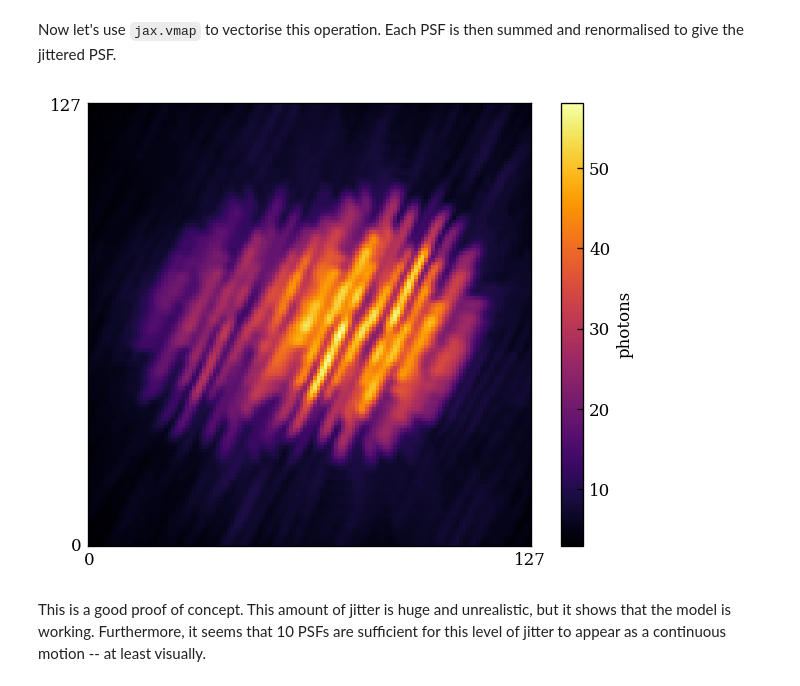
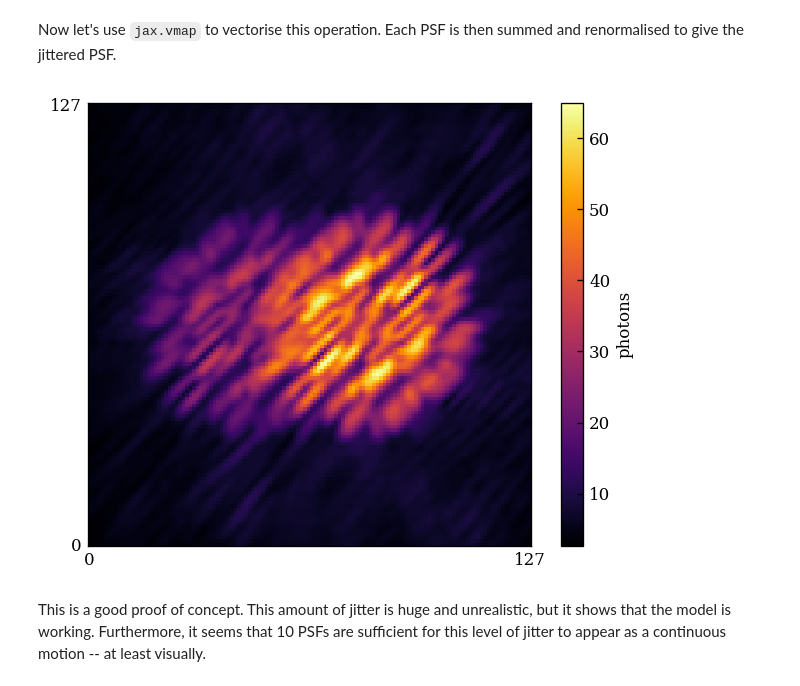
Before and after one commit to maxecharles/toliman-phd, a Jupyter notebook: notebooks/jitter.ipynb, the cells around one changed output. Drawn from its saved outputs; the diff is of its cells as text; code cells hidden in the pictures.

Commit message:
rewrote jitter model in a function with rad and angle as parameters

```diff
--- a/notebooks/jitter.ipynb
+++ b/notebooks/jitter.ipynb
@@ -100,12 +102,3 @@ ____
 We are going to the model the jitter as the normalised sum of several identical shifted PSFs. The challenge is to identify a number of PSFs (`npsf`) that is sufficient to represent a continuous motion, but not so many that the computation time becomes prohibitive. For now, let's set it at 10.
 
 We will also need to define the positions of the PSFs. I will just choose these randomly for now, and later we will build a function that takes a radial vector as an input.
-# %%
-npsf = 10  # number of PSFs
-
-# defining positions
-centre = np.array([0, 0])  # pixels
-xs = np.linspace(-5, 5, npsf)  # pixels
-ys = np.linspace( -10, 10, npsf)  # pixels
-pscale = optics.AngularMFT.pixel_scale_out  # arcseconds per pixel
-positions = pscale * (np.stack([xs, ys], axis=1) + centre)  # arcseconds
@@ -112,17 +148,9 @@ positions = pscale * (np.stack([xs, ys], axis=1) + centre)  # arcseconds
 # %% [markdown]
 Now let's use `jax.vmap` to vectorise this operation. Each PSF is then summed and renormalised to give the jittered PSF.
-# %%
-# Defining a function to set the source position and propagate through the optics
-def set_and_model(optics, source, pos):
-    src = source.set(['position'], [pos])
-    return optics.model(src)
-
-vmap_prop = vmap(set_and_model, in_axes=(None, None, 0))
-psfs = vmap_prop(optics, source, positions)
-jit_psf = psfs.sum(0) / npsf  # adding and renormalising
-
-plot_psf(jit_psf)
-# %% [output]
-[figure, removed]
+# %%
+jit_psf = jitter_psf(rad=10, angle=45, centre=(0,0), npsf=10)
+plot_psf(jit_psf)
+# %% [output]
+[figure, added]
 # %% [markdown]
 This is a good proof of concept. This amount of jitter is huge and unrealistic, but it shows that the model is working. Furthermore, it seems that 10 PSFs are sufficient for this level of jitter to appear as a continuous motion -- at least visually.
```
Also changed, not shown: parts of 3 cells of this notebook.
